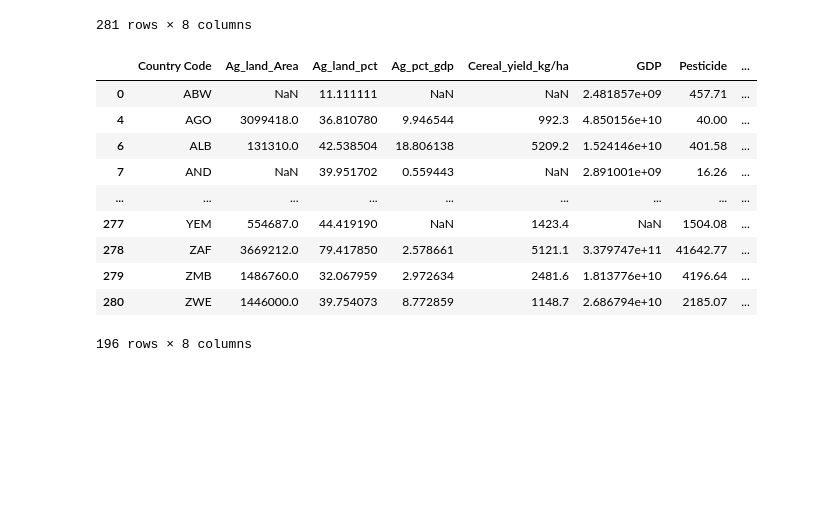
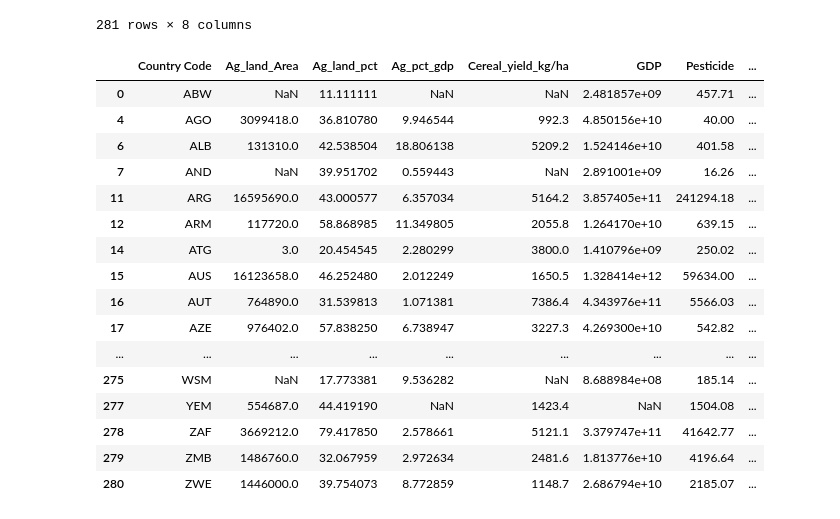
Before and after one commit to Owenneal1/Pesticide-use-predictor.-, a Jupyter notebook: Project_4.ipynb, the cells around one changed output. Drawn from its saved outputs; the diff is of its cells as text; code cells hidden in the pictures; blank space fills up the shorter version.

```diff
--- a/Project_4.ipynb
+++ b/Project_4.ipynb
@@ -203,21 +185,29 @@ display(df_merged)
 | 280 | ZWE | 1446000.0 | 39.754073 | 8.772859 | 1148.700000 | 2.686794e+10 | 2185.07 | ... |
 281 rows × 8 columns
 # %%
-# Drop all rows with NaN values in the 'Pesticide' column
+# Drop all rows with NaNn values in the 'Pesticide' column
+
 df_merged = df_merged.dropna(subset=['Pesticide', 'Country Name'])
+
+pd.set_option('display.max_rows', None)
 display(df_merged)
 
-
 ### I have the datafram I am going to work with now.
 # %% [output]
 |  | Country Code | Ag_land_Area | Ag_land_pct | Ag_pct_gdp | Cereal_yield_kg/ha | GDP | Pesticide | ... |
 | 0 | ABW | NaN | 11.111111 | NaN | NaN | 2.481857e+09 | 457.71 | ... |
 | 4 | AGO | 3099418.0 | 36.810780 | 9.946544 | 992.3 | 4.850156e+10 | 40.00 | ... |
 | 6 | ALB | 131310.0 | 42.538504 | 18.806138 | 5209.2 | 1.524146e+10 | 401.58 | ... |
 | 7 | AND | NaN | 39.951702 | 0.559443 | NaN | 2.891001e+09 | 16.26 | ... |
+| 11 | ARG | 16595690.0 | 43.000577 | 6.357034 | 5164.2 | 3.857405e+11 | 241294.18 | ... |
+| 12 | ARM | 117720.0 | 58.868985 | 11.349805 | 2055.8 | 1.264170e+10 | 639.15 | ... |
+| 14 | ATG | 3.0 | 20.454545 | 2.280299 | 3800.0 | 1.410796e+09 | 250.02 | ... |
+| 15 | AUS | 16123658.0 | 46.252480 | 2.012249 | 1650.5 | 1.328414e+12 | 59634.00 | ... |
+| 16 | AUT | 764890.0 | 31.539813 | 1.071381 | 7386.4 | 4.343976e+11 | 5566.03 | ... |
+| 17 | AZE | 976402.0 | 57.838250 | 6.738947 | 3227.3 | 4.269300e+10 | 542.82 | ... |
 | ... | ... | ... | ... | ... | ... | ... | ... | ... |
+| 275 | WSM | NaN | 17.773381 | 9.536282 | NaN | 8.688984e+08 | 185.14 | ... |
 | 277 | YEM | 554687.0 | 44.419190 | NaN | 1423.4 | NaN | 1504.08 | ... |
 | 278 | ZAF | 3669212.0 | 79.417850 | 2.578661 | 5121.1 | 3.379747e+11 | 41642.77 | ... |
 | 279 | ZMB | 1486760.0 | 32.067959 | 2.972634 | 2481.6 | 1.813776e+10 | 4196.64 | ... |
 | 280 | ZWE | 1446000.0 | 39.754073 | 8.772859 | 1148.7 | 2.686794e+10 | 2185.07 | ... |
-196 rows × 8 columns
```
Also changed, not shown: parts of 2 cells of this notebook.
